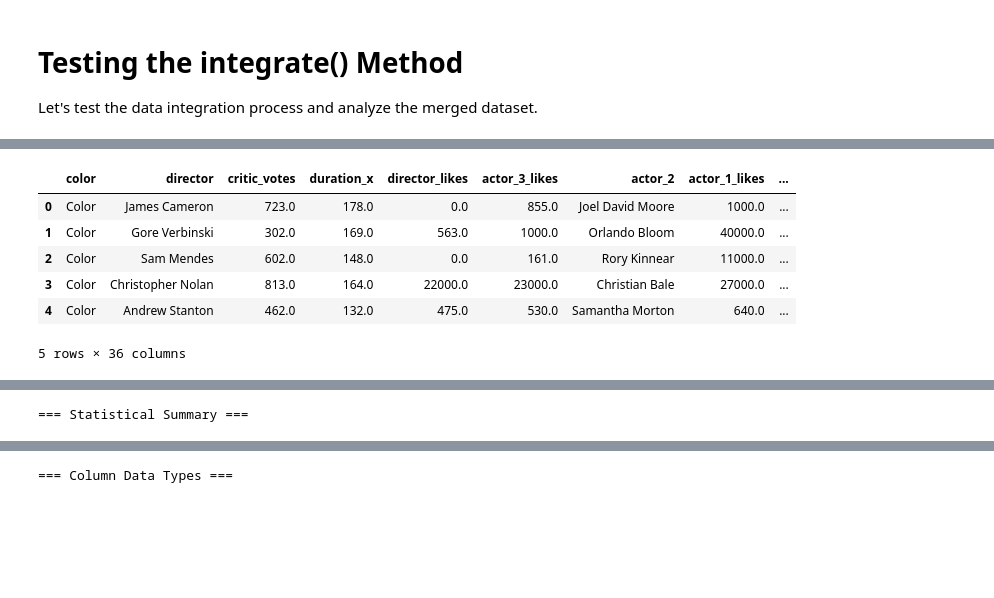
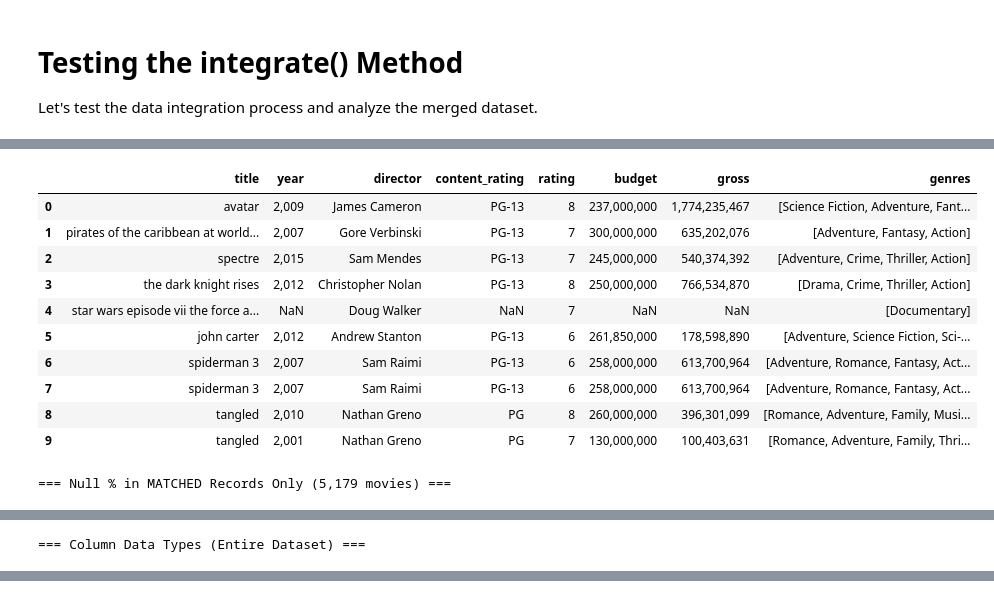
Before and after one commit to mohammadalshikh/comp-333-project, a Jupyter notebook: analysis/predictor.ipynb, the cells around one changed output, grey strips where cells are left out. Saved outputs shown, nothing was run; the diff lists cells and outputs as text; code cells hidden in the pictures; blank space fills up the shorter version.

Commit message:
Data integration complete

```diff
--- a/analysis/predictor.ipynb
+++ b/analysis/predictor.ipynb
@@ -356,38 +356,57 @@ except ImportError as e:
     print(f"Searching in paths: {sys.path}")
     sys.exit(1)
 
+# Configure pandas display options to show full numbers (not scientific notation)
+pd.options.display.float_format = '{:,.0f}'.format
+
 # Initialize predictor
 predictor = MovieRatingPredictor()
-# Get the merged dataset
+# Get the merged dataset (OUTER JOIN)
 merged_df = predictor.integrate()
 
 if merged_df is not None:
-
-    print(len(merged_df))
-
-    # Display basic information about the merged dataset
-    print("=== Merged Dataset Overview ===")
+    print("=== OUTER JOIN MERGE RESULTS ===\n")
     print(f"Total rows: {len(merged_df):,}")
     print(f"Total columns: {len(merged_df.columns):,}")
     print("\nMemory usage: {:.2f} MB".format(merged_df.memory_usage(deep=True).sum() / 1024**2))
 
+    # Check data sources
+    has_imdb = merged_df['director'].notna()
+    has_tmdb = merged_df['production_companies'].notna()
 
-    # Display first few rows with a subset of columns
-    print("\n=== First Few Rows (Selected Columns) ===")
-    selected_cols = merged_df.columns[:50]  # First 50 columns
-    display(merged_df[selected_cols].head())
+    both = (has_imdb & has_tmdb).sum()
+    imdb_only = (has_imdb & ~has_tmdb).sum()
+    tmdb_only = (~has_imdb & has_tmdb).sum()
 
-    # Display statistical summary
-    print("\n=== Statistical Summary ===")
-    display(merged_df.describe(include='all').T)
+    print("\n=== Data Source Breakdown ===")
+    print(f"  Both IMDB + TMDB: {both:,} records ({both/len(merged_df)*100:.1f}%)")
+    print(f"  IMDB only:        {imdb_only:,} records ({imdb_only/len(merged_df)*100:.1f}%)")
+    print(f"  TMDB only:        {tmdb_only:,} records ({tmdb_only/len(merged_df)*100:.1f}%)")
 
-    # Show column data types
-    print("\n=== Column Data Types ===")
+    # Display first few rows with key columns
+    print("\n=== First 10 Rows (Key Columns) ===")
+    key_cols = ['title', 'year', 'director', 'content_rating', 'rating', 'budget', 'gross', 'genres']
+    display(merged_df[key_cols].head(10))
+
+    # Show null percentages for matched records
+    matched_df = merged_df[has_imdb & has_tmdb]
+    print(f"\n=== Null % in MATCHED Records Only ({len(matched_df):,} movies) ===")
+    null_pct_matched = (matched_df.isnull().sum() / len(matched_df) * 100).round(2)
+    null_summary_matched = pd.DataFrame({
+        'Null %': null_pct_matched[null_pct_matched > 0].sort_values(ascending=False)
+    })
+    if len(null_summary_matched) > 0:
+        display(null_summary_matched)
+    else:
+        print("✓ No null values in matched records!")
+
+    # Show column data types and nulls for entire dataset
+    print("\n=== Column Data Types (Entire Dataset) ===")
     display(pd.DataFrame({
         'Data Type': merged_df.dtypes,
         'Non-Null Count': merged_df.count(),
         'Null %': (merged_df.isnull().sum() / len(merged_df) * 100).round(2)
-    }))
+    }).sort_values('Null %', ascending=False))
 else:
     print("Error: Failed to integrate datasets")
 # %% [output]
@@ -402,7 +426,12 @@ Memory usage: 6.88 MB
-|  | color | director | critic_votes | duration_x | director_likes | actor_3_likes | actor_2 | actor_1_likes | ... |
-| 0 | Color | James Cameron | 723.0 | 178.0 | 0.0 | 855.0 | Joel David Moore | 1000.0 | ... |
-| 1 | Color | Gore Verbinski | 302.0 | 169.0 | 563.0 | 1000.0 | Orlando Bloom | 40000.0 | ... |
-| 2 | Color | Sam Mendes | 602.0 | 148.0 | 0.0 | 161.0 | Rory Kinnear | 11000.0 | ... |
-| 3 | Color | Christopher Nolan | 813.0 | 164.0 | 22000.0 | 23000.0 | Christian Bale | 27000.0 | ... |
-| 4 | Color | Andrew Stanton | 462.0 | 132.0 | 475.0 | 530.0 | Samantha Morton | 640.0 | ... |
+|  | title | year | director | content_rating | rating | budget | gross | genres |
+| 0 | avatar | 2,009 | James Cameron | PG-13 | 8 | 237,000,000 | 1,774,235,467 | [Science Fiction, Adventure, Fant... |
+| 1 | pirates of the caribbean at world... | 2,007 | Gore Verbinski | PG-13 | 7 | 300,000,000 | 635,202,076 | [Adventure, Fantasy, Action] |
+| 2 | spectre | 2,015 | Sam Mendes | PG-13 | 7 | 245,000,000 | 540,374,392 | [Adventure, Crime, Thriller, Action] |
+| 3 | the dark knight rises | 2,012 | Christopher Nolan | PG-13 | 8 | 250,000,000 | 766,534,870 | [Drama, Crime, Thriller, Action] |
+| 4 | star wars episode vii the force a... | NaN | Doug Walker | NaN | 7 | NaN | NaN | [Documentary] |
+| 5 | john carter | 2,012 | Andrew Stanton | PG-13 | 6 | 261,850,000 | 178,598,890 | [Adventure, Science Fiction, Sci-... |
+| 6 | spiderman 3 | 2,007 | Sam Raimi | PG-13 | 6 | 258,000,000 | 613,700,964 | [Adventure, Romance, Fantasy, Act... |
+| 7 | spiderman 3 | 2,007 | Sam Raimi | PG-13 | 6 | 258,000,000 | 613,700,964 | [Adventure, Romance, Fantasy, Act... |
+| 8 | tangled | 2,010 | Nathan Greno | PG | 8 | 260,000,000 | 396,301,099 | [Romance, Adventure, Family, Musi... |
+| 9 | tangled | 2,001 | Nathan Greno | PG | 7 | 130,000,000 | 100,403,631 | [Romance, Adventure, Family, Thri... |
-5 rows × 36 columns
+=== Null % in MATCHED Records Only (5,179 movies) ===
@@ -409 +451 @@ Memory usage: 6.88 MB
-=== Statistical Summary ===
+=== Column Data Types (Entire Dataset) ===
@@ -427,2 +452 @@ Memory usage: 6.88 MB
-=== Column Data Types ===
 |  | Data Type | Non-Null Count | Null % |
```
Also changed, not shown: parts of 2 cells of this notebook, 2 other files.
